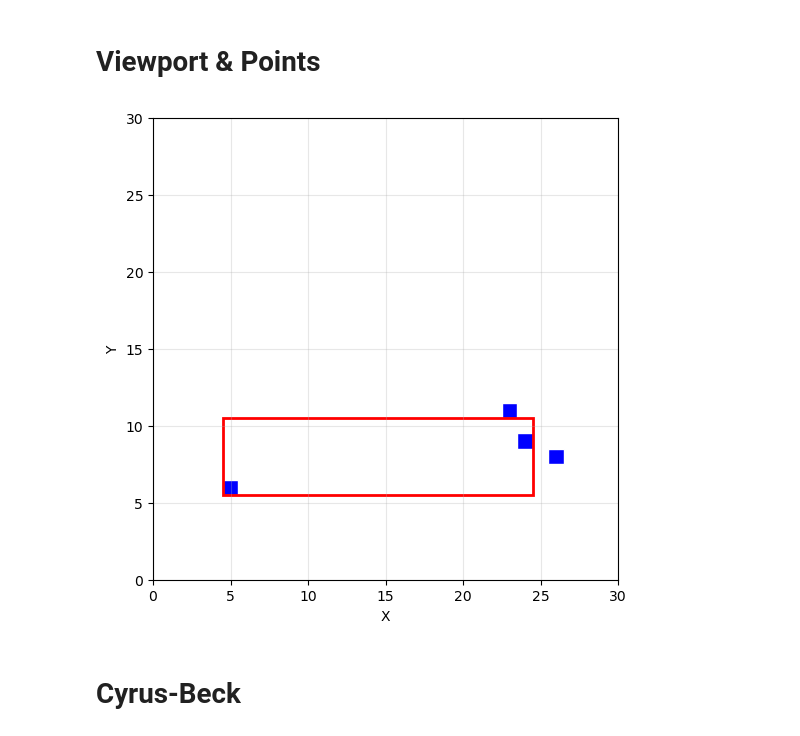
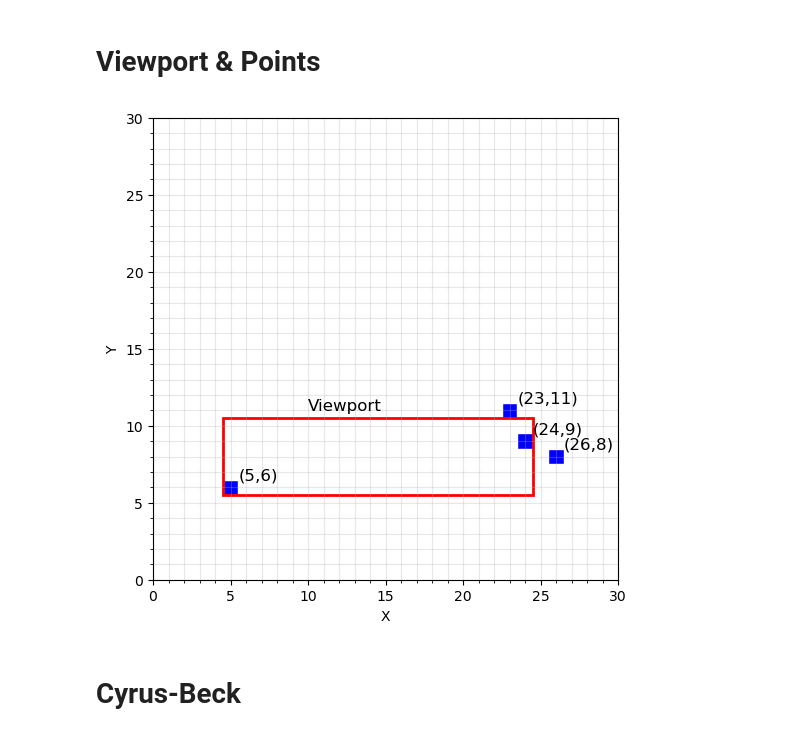
Before and after one commit to DiegoFLM/Computer-Graphics, a Jupyter notebook: clippingAlgorithms/t3.ipynb, the cells around one changed output. Drawn from its saved outputs; the diff is of its cells as text; code cells hidden in the pictures.

Commit message:
ax.text used

```diff
--- a/clippingAlgorithms/t3.ipynb
+++ b/clippingAlgorithms/t3.ipynb
@@ -65,13 +65,16 @@ getLinePoints((0,0), (3,4))
 # %%
 def plotPixels(x, y, xRange = (-10, 10), yRange = (-10, 10),figureSize = (4,4),
                 _color = 'black', title = None):
-    # Extract the x and y coordinates from the pixels list
-    # x, y = zip(*pixels)
+    fig, ax = plt.subplots()
 
-    fig, ax = plt.subplots()
+    xticks = np.arange(xRange[0], xRange[1]+1, 1)
+    yticks = np.arange(yRange[0], yRange[1]+1, 1)
+    ax.set_xticks(xticks, minor = True)
+    ax.set_yticks(yticks, minor = True)
+
     plt.xlim(xRange[0], xRange[1])
     plt.ylim(yRange[0], yRange[1])
-    plt.grid(alpha = 0.3)
+    ax.grid(alpha = 0.3, which = 'both')
     # fig.set_size_inches(figureSize[0], figureSize[1])
     fig.set_figwidth(figureSize[0])
     fig.set_figheight(figureSize[1])
@@ -91,32 +94,32 @@ def plotPixels(x, y, xRange = (-10, 10), yRange = (-10, 10),figureSize = (4,4),
 # %% [markdown]
 # Viewport & Points
 # %%
-
-
 eii = [5,5]
 esd = [25, 10]
 
 p5 = [5, 6]
 p6 = [26, 8]
 p7 = [24,9]
 p8 = [23, 11]
 
-points = [p5, p6, p7, p8]
+points = np.array([p5, p6, p7, p8])
 
-x = [p5[0], p6[0], p7[0], p8[0]]
-y = [p5[1], p6[1], p7[1], p8[1]]
+x = points[:,0]
+y = points[:,1]
 
 fig, ax = plotPixels(x, y, xRange = (0,30), yRange = (0,30), _color = 'blue', figureSize=(6,6))
 
 
 #ax.add_patch(Rectangle((eii[0]-0.5,eii[1]-0.5), esd[0]-eii[0], esd[1]-eii[1], facecolor='none', edgecolor='red', linewidth=2))
 ax.add_patch(Rectangle((eii[0]-0.5,eii[1]+0.5), esd[0]-eii[0], esd[1]-eii[1], facecolor='none', edgecolor='red', linewidth=2))
 
-
+for point in points:
+    ax.text(point[0]+0.5, point[1]+0.5, f'({point[0]},{point[1]})', fontsize=12)
+ax.text(10, 11, 'Viewport', fontsize=12)
 
 plt.show()
 # %% [output]
-[figure, old version]
+[figure, new version]
 # %% [markdown]
 # Cyrus-Beck
 # %% [markdown]
```
Also changed, not shown: parts of 1 cell of this notebook.
